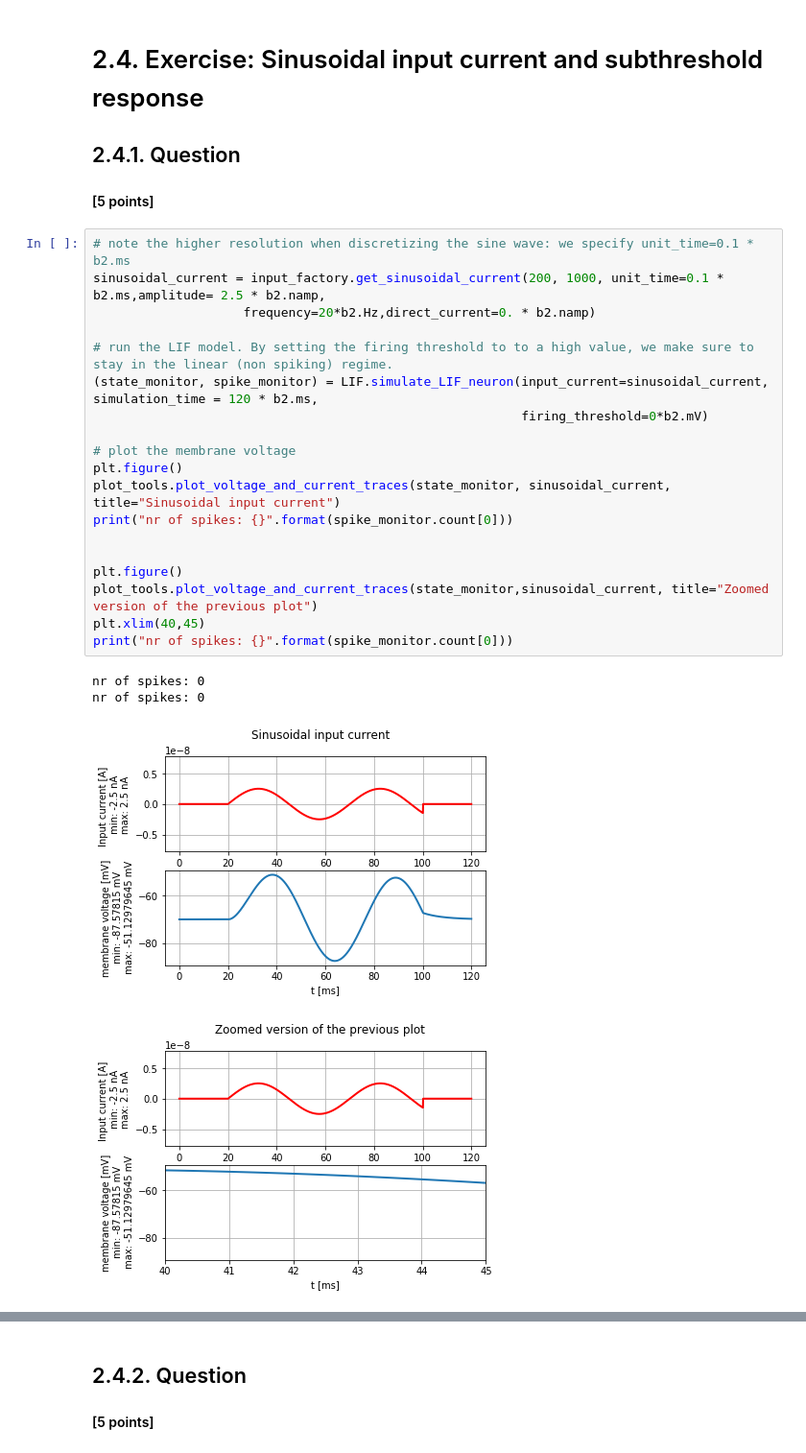
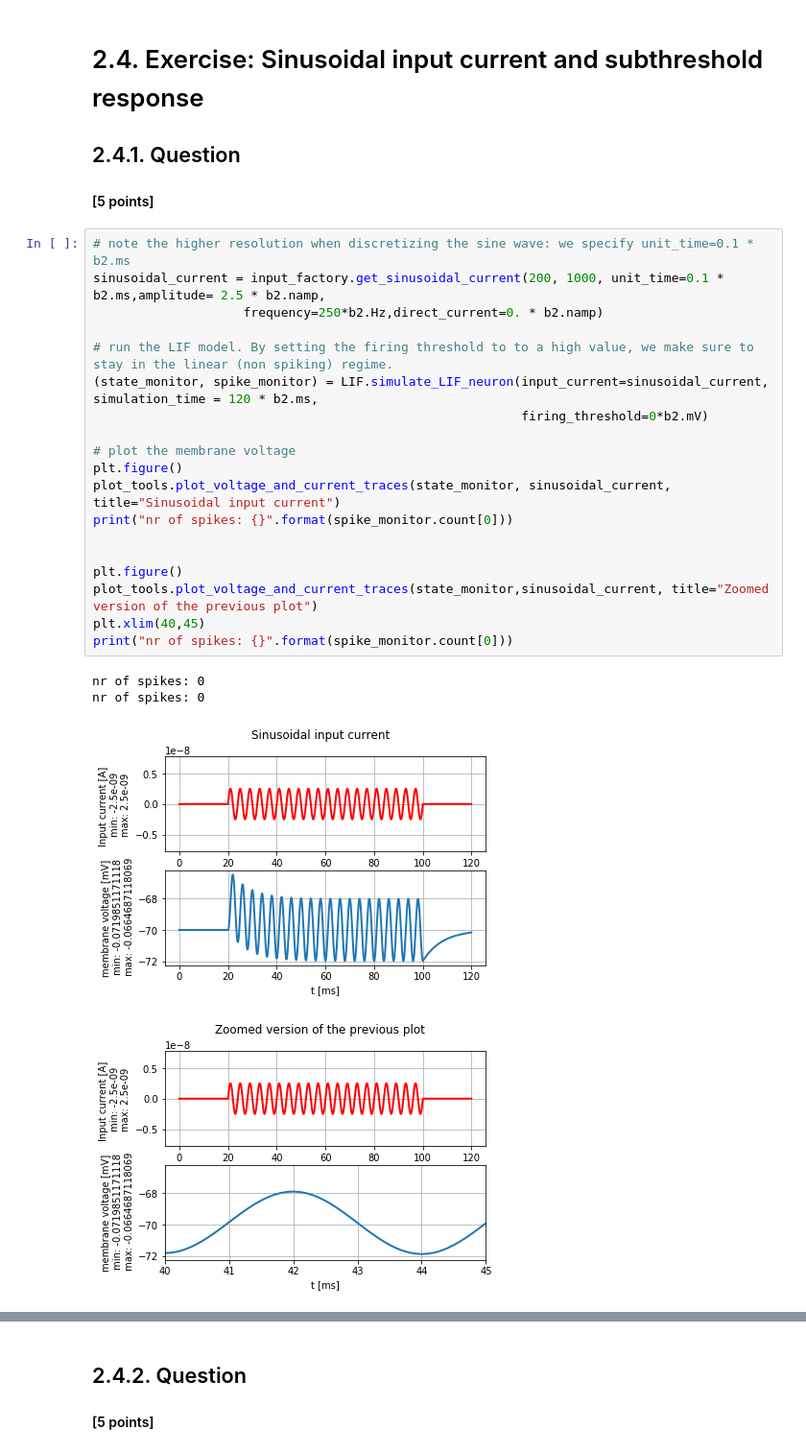
Before and after one commit to fedeflo2/Bestbio1, a Jupyter notebook: Ex2_firstName_lastName_000.ipynb, the cells around one changed output, grey strips where cells are left out. Shown at 96% size. Saved outputs shown, nothing was run; the diff lists cells and outputs as text.

```diff
--- a/Ex2_firstName_lastName_000.ipynb
+++ b/Ex2_firstName_lastName_000.ipynb
@@ -183,25 +183,25 @@ Absolute refractory period: 5. ms
 # %%
 # note the higher resolution when discretizing the sine wave: we specify unit_time=0.1 * b2.ms
 sinusoidal_current = input_factory.get_sinusoidal_current(200, 1000, unit_time=0.1 * b2.ms,amplitude= 2.5 * b2.namp,
-                    frequency=20*b2.Hz,direct_current=0. * b2.namp)
+                    frequency=250*b2.Hz,direct_current=0. * b2.namp)
 
 # run the LIF model. By setting the firing threshold to to a high value, we make sure to stay in the linear (non spiking) regime.
 (state_monitor, spike_monitor) = LIF.simulate_LIF_neuron(input_current=sinusoidal_current, simulation_time = 120 * b2.ms,
                                                          firing_threshold=0*b2.mV)
 
 # plot the membrane voltage
 plt.figure()
 plot_tools.plot_voltage_and_current_traces(state_monitor, sinusoidal_current, title="Sinusoidal input current")
 print("nr of spikes: {}".format(spike_monitor.count[0]))
 
 
 plt.figure()
 plot_tools.plot_voltage_and_current_traces(state_monitor,sinusoidal_current, title="Zoomed version of the previous plot")
 plt.xlim(40,45)
 print("nr of spikes: {}".format(spike_monitor.count[0]))
 # %% [output]
 nr of spikes: 0
 nr of spikes: 0
-[figure, old version]
+[figure, new version]
-[figure, old version]
+[figure, new version]
 # %% [markdown]
```
Also changed, not shown: parts of 15 cells of this notebook.
